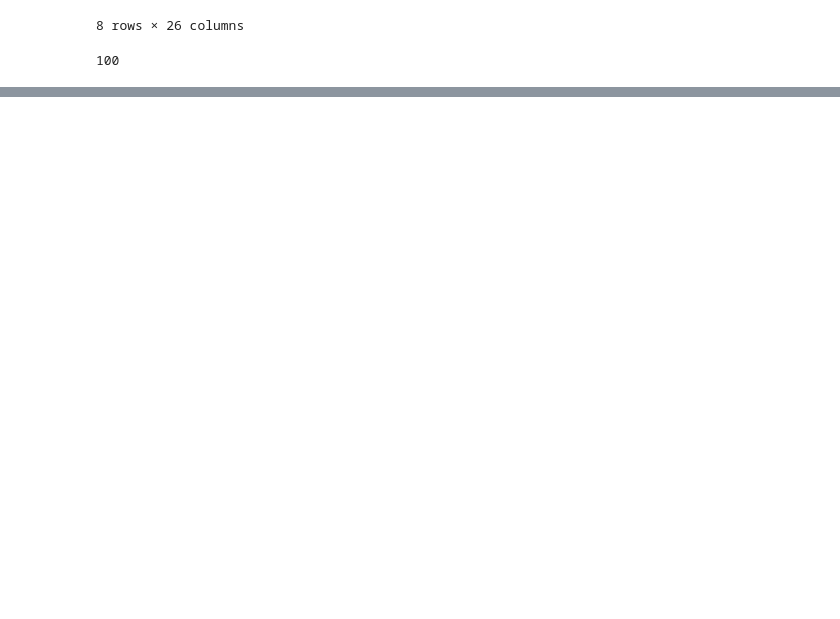
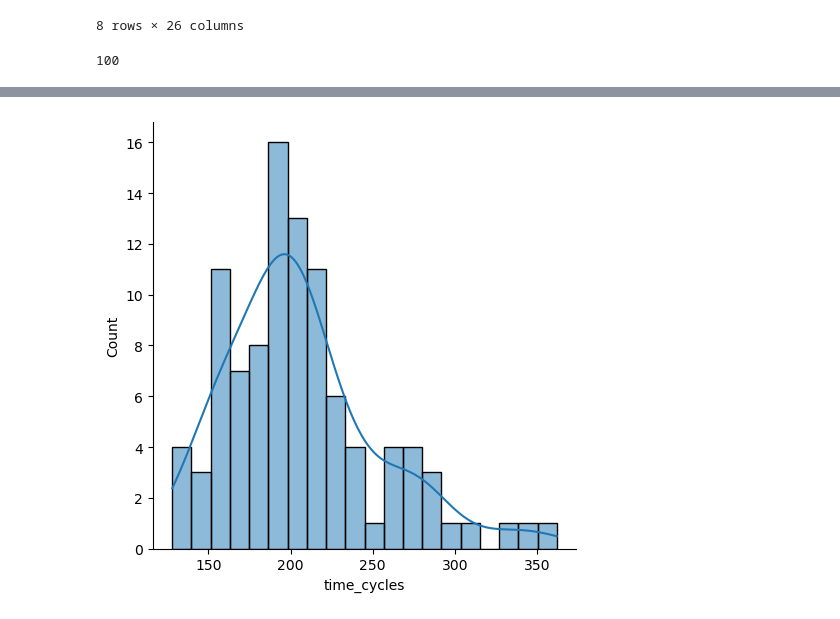
Before and after one commit to elouanXP/smart_predictive_maintenance, a Jupyter notebook: notebooks/01_data_exploration.ipynb, the cells around one changed output, grey strips where cells are left out. Saved outputs shown, nothing was run; the diff lists cells and outputs as text; code cells hidden in the pictures; blank space fills up the shorter version.

```diff
--- a/notebooks/01_data_exploration.ipynb
+++ b/notebooks/01_data_exploration.ipynb
@@ -92,2 +127,3 @@ plt.show()
 # %%
-df.to_csv('../data/processed/train_FD001_clean.csv', index=False)
+max_cycles = df.groupby('unit_number')['time_cycles'].max()
+max_cycles.head()
@@ -93,0 +138,5 @@ df.to_csv('../data/processed/train_FD001_clean.csv', index=False)
+# %%
+sns.displot(max_cycles, kde=True, bins=20)
+plt.show()
+# %% [output]
+[figure, added]
```
Also changed, not shown: parts of 12 cells of this notebook.
